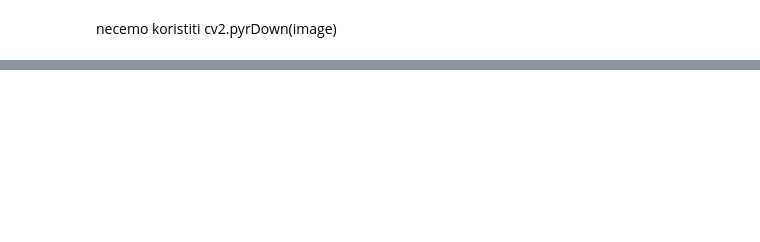
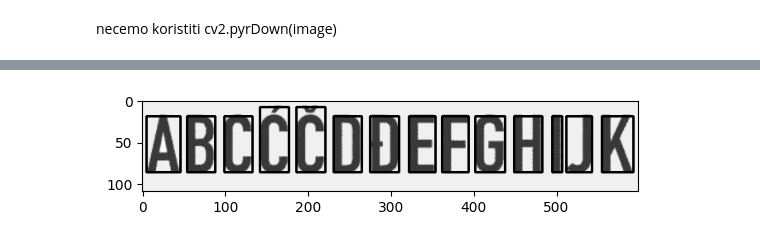
Before and after one commit to jeftasije/licence-plate-detection, a Jupyter notebook: model/model.ipynb, the cells around one changed output, grey strips where cells are left out. Cells and saved outputs as stored; diff of their text form; code cells hidden in the pictures; blank space fills up the shorter version.

```diff
--- a/model/model.ipynb
+++ b/model/model.ipynb
@@ -233,0 +384,9 @@ for img in images:
+# %%
+test = load_image('/home/stefan/Pictures/Screenshots/1.png')
+test_bin = image_bin(test)
+selected_img, test_regions = select_roi_train(test.copy(), test_bin)
+show_image(selected_img)
+test_inputs = prepare_for_ann(test_regions)
+results = cnn.predict(np.array(test_regions))
+print(display_result(results, alphabet))
+# %% [output]
@@ -233,0 +395 @@ for img in images:
+[figure, added]
```
Also changed, not shown: parts of 18 cells of this notebook, 1 other file.
